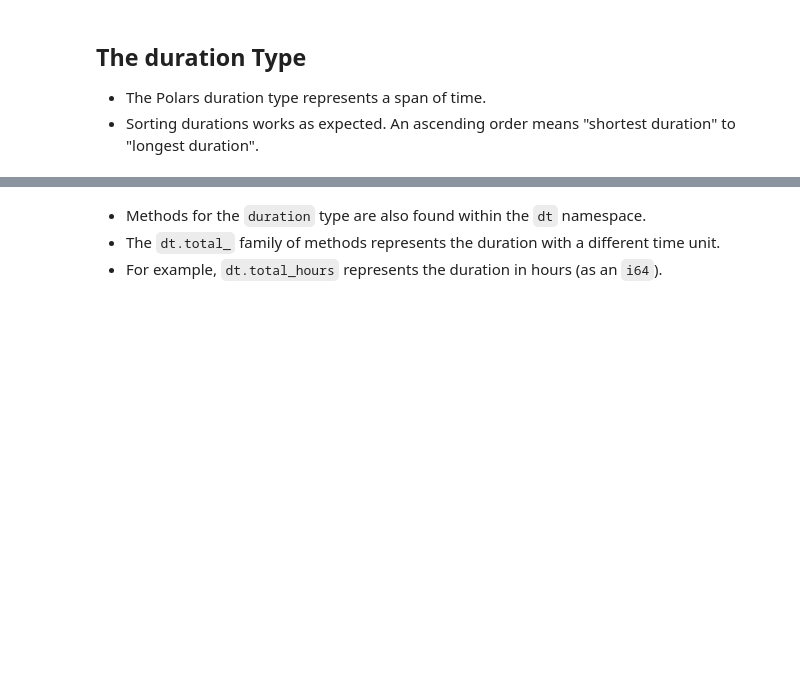
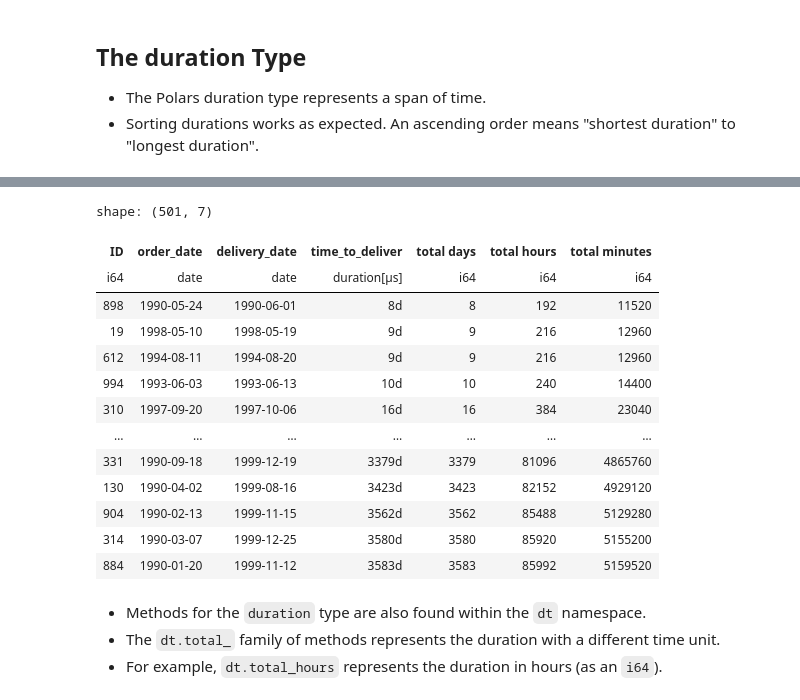
Before and after one commit to yaowenqiang/Data-Analysis-with-Polars-and-Python, a Jupyter notebook: incomplete/14 - Working with Datetimes.ipynb, the cells around one changed output, grey strips where cells are left out. Cells and saved outputs as stored; diff of their text form; code cells hidden in the pictures; blank space fills up the shorter version.

```diff
--- a/incomplete/14 - Working with Datetimes.ipynb
+++ b/incomplete/14 - Working with Datetimes.ipynb
@@ -366,3 +678,32 @@ shape: (8, 13)
+# %%
+deliveries = pl.read_csv("deliveries.csv", try_parse_dates=True)
+deliveries_with_durations = deliveries.with_columns(
+    pl.col("order_date", "delivery_date").str.to_date("%D")
+)
+deliveries_with_durations = deliveries_with_durations.with_columns(
+    (pl.col("delivery_date") - pl.col("order_date")).alias("time_to_deliver")
+).sort("time_to_deliver")
+
+deliveries_with_durations.with_columns(
+    pl.col("time_to_deliver").dt.total_days().alias("total days"),
+    pl.col("time_to_deliver").dt.total_hours().alias("total hours"),
+    pl.col("time_to_deliver").dt.total_minutes().alias("total minutes"),
+)
+# %% [output]
+shape: (501, 7)
+| ID | order_date | delivery_date | time_to_deliver | total days | total hours | total minutes |
+| i64 | date | date | duration[μs] | i64 | i64 | i64 |
+| 898 | 1990-05-24 | 1990-06-01 | 8d | 8 | 192 | 11520 |
+| 19 | 1998-05-10 | 1998-05-19 | 9d | 9 | 216 | 12960 |
+| 612 | 1994-08-11 | 1994-08-20 | 9d | 9 | 216 | 12960 |
+| 994 | 1993-06-03 | 1993-06-13 | 10d | 10 | 240 | 14400 |
+| 310 | 1997-09-20 | 1997-10-06 | 16d | 16 | 384 | 23040 |
+| … | … | … | … | … | … | … |
+| 331 | 1990-09-18 | 1999-12-19 | 3379d | 3379 | 81096 | 4865760 |
+| 130 | 1990-04-02 | 1999-08-16 | 3423d | 3423 | 82152 | 4929120 |
+| 904 | 1990-02-13 | 1999-11-15 | 3562d | 3562 | 85488 | 5129280 |
+| 314 | 1990-03-07 | 1999-12-25 | 3580d | 3580 | 85920 | 5155200 |
+| 884 | 1990-01-20 | 1999-11-12 | 3583d | 3583 | 85992 | 5159520 |
 # %% [markdown]
 - Methods for the `duration` type are also found within the `dt` namespace.
 - The `dt.total_` family of methods represents the duration with a different time unit.
```
Also changed, not shown: parts of 35 cells of this notebook.
